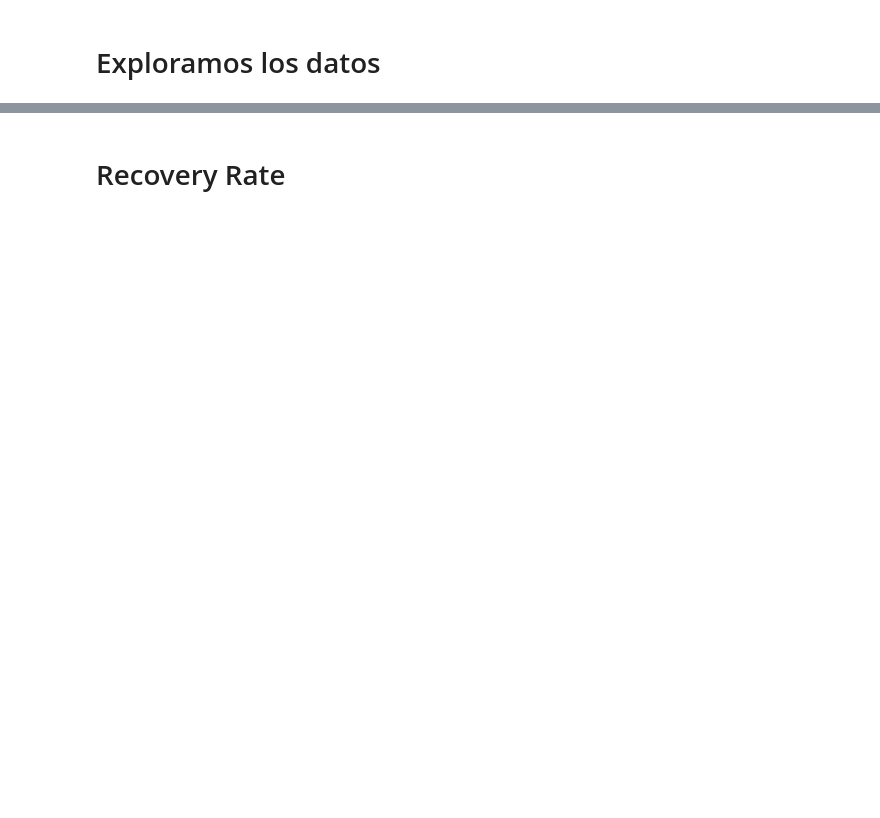
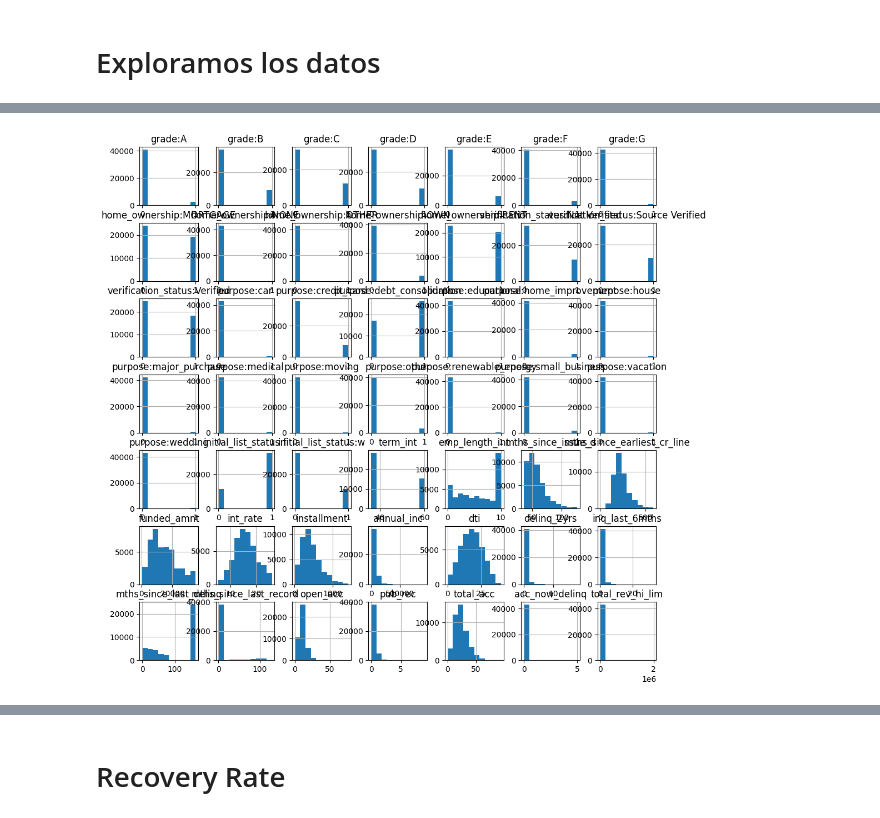
Before and after one commit to jpantojaj/Backtesting_Stresstesting, a Jupyter notebook: Sesión_5_LGD_EAD.ipynb, the cells around one changed output, grey strips where cells are left out. Saved outputs shown, nothing was run; the diff lists cells and outputs as text; code cells hidden in the pictures; blank space fills up the shorter version.

```diff
--- a/Sesión_5_LGD_EAD.ipynb
+++ b/Sesión_5_LGD_EAD.ipynb
@@ -19,0 +78,2 @@ loan_data_defaults.head()
+# %%
+loan_data_defaults.drop(columns = ['Unnamed: 0'], inplace = True)
@@ -34,0 +106,4 @@ loan_data_defaults['grade:A'].value_counts()
+# %%
+loan_data_defaults=loan_data_defaults.drop_duplicates()
+loan_data_defaults.reset_index()
+loan_data_defaults.shape
@@ -34,0 +154,5 @@ loan_data_defaults['grade:A'].value_counts()
+# %%
+loan_data_defaults.drop(columns = ['recovery_rate','CCF']).hist(figsize = (12, 12))
+plt.show()
+# %% [output]
+[figure, added]
```
Also changed, not shown: parts of 80 cells of this notebook.
